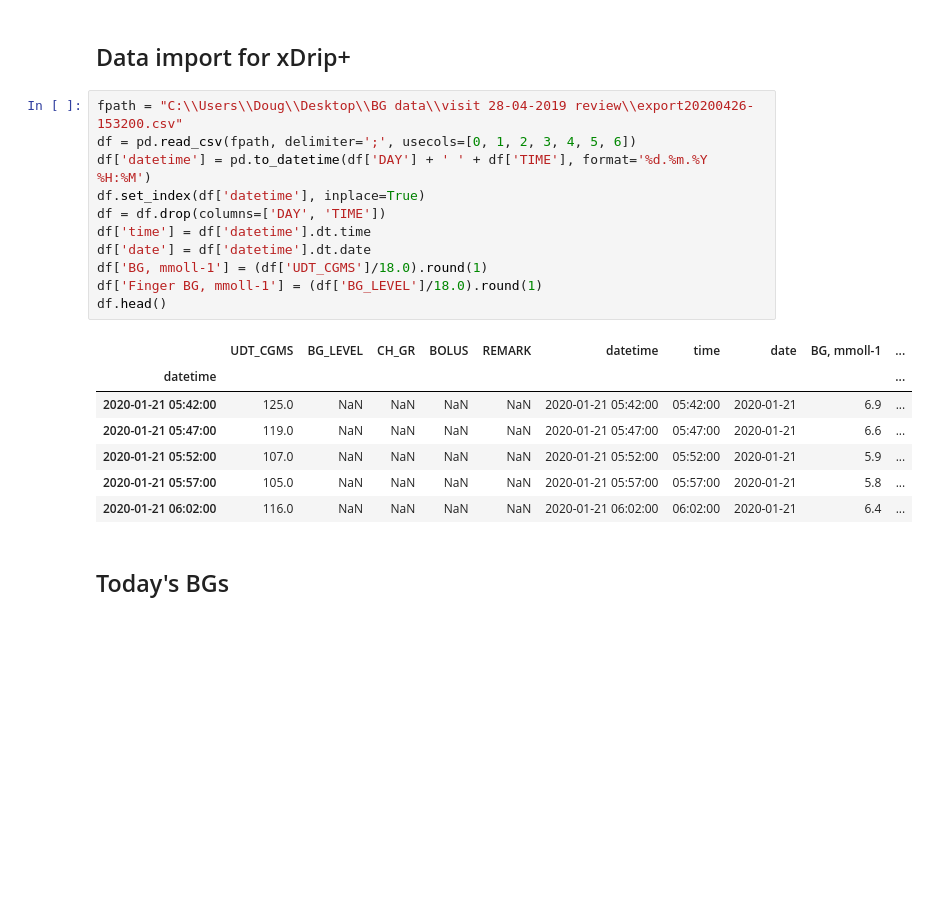
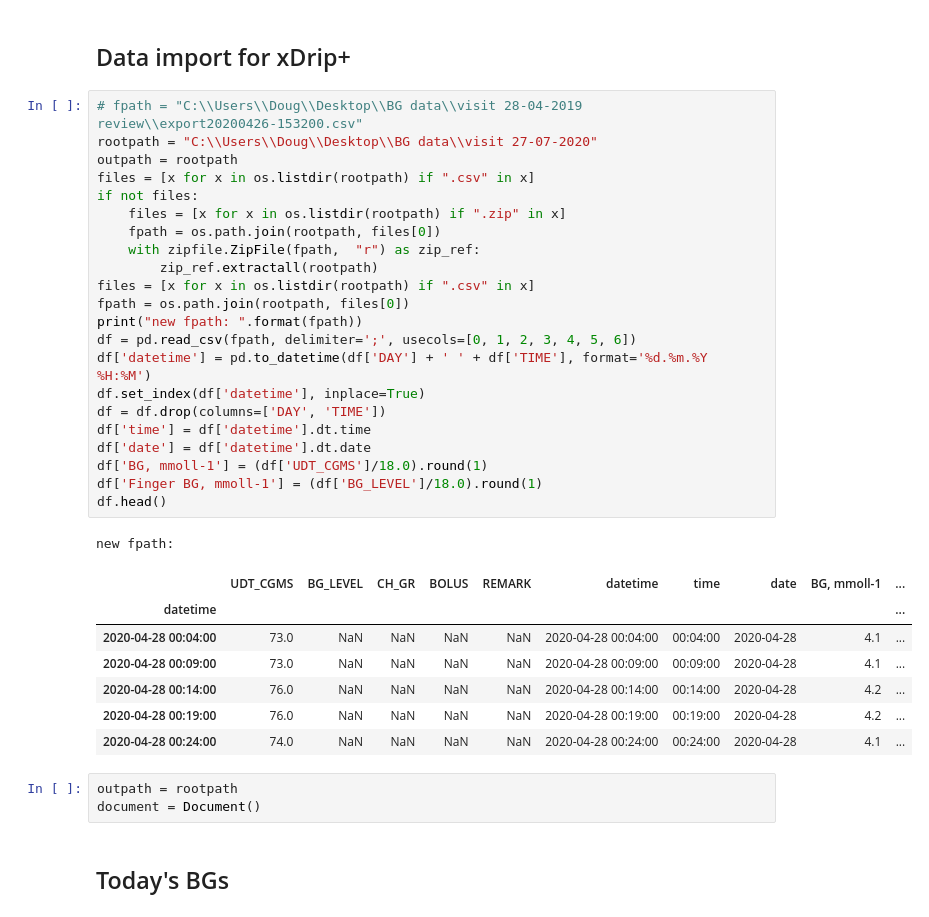
Before and after one commit to dougkelly88/blood-sugar-visualisation, a Jupyter notebook: BG visualisation.ipynb, the cells around one changed output. Drawn from its saved outputs; the diff is of its cells as text; blank space fills up the shorter version.

```diff
--- a/BG visualisation.ipynb
+++ b/BG visualisation.ipynb
@@ -73,24 +74,39 @@ df.tail()
 # %% [markdown]
 ## Data import for xDrip+
 # %%
-fpath = "C:\\Users\\Doug\\Desktop\\BG data\\visit 28-04-2019 review\\export20200426-153200.csv"
+# fpath = "C:\\Users\\Doug\\Desktop\\BG data\\visit 28-04-2019 review\\export20200426-153200.csv"
+rootpath = "C:\\Users\\Doug\\Desktop\\BG data\\visit 27-07-2020"
+outpath = rootpath
+files = [x for x in os.listdir(rootpath) if ".csv" in x]
+if not files:
+    files = [x for x in os.listdir(rootpath) if ".zip" in x]
+    fpath = os.path.join(rootpath, files[0])
+    with zipfile.ZipFile(fpath,  "r") as zip_ref:
+        zip_ref.extractall(rootpath)
+files = [x for x in os.listdir(rootpath) if ".csv" in x]
+fpath = os.path.join(rootpath, files[0])
+print("new fpath: ".format(fpath))
 df = pd.read_csv(fpath, delimiter=';', usecols=[0, 1, 2, 3, 4, 5, 6])
 df['datetime'] = pd.to_datetime(df['DAY'] + ' ' + df['TIME'], format='%d.%m.%Y %H:%M')
 df.set_index(df['datetime'], inplace=True)
 df = df.drop(columns=['DAY', 'TIME'])
 df['time'] = df['datetime'].dt.time
 df['date'] = df['datetime'].dt.date
 df['BG, mmoll-1'] = (df['UDT_CGMS']/18.0).round(1)
 df['Finger BG, mmoll-1'] = (df['BG_LEVEL']/18.0).round(1)
 df.head()
 # %% [output]
+new fpath:
 |  | UDT_CGMS | BG_LEVEL | CH_GR | BOLUS | REMARK | datetime | time | date | BG, mmoll-1 | ... |
 | datetime |  |  |  |  |  |  |  |  |  | ... |
-| 2020-01-21 05:42:00 | 125.0 | NaN | NaN | NaN | NaN | 2020-01-21 05:42:00 | 05:42:00 | 2020-01-21 | 6.9 | ... |
-| 2020-01-21 05:47:00 | 119.0 | NaN | NaN | NaN | NaN | 2020-01-21 05:47:00 | 05:47:00 | 2020-01-21 | 6.6 | ... |
-| 2020-01-21 05:52:00 | 107.0 | NaN | NaN | NaN | NaN | 2020-01-21 05:52:00 | 05:52:00 | 2020-01-21 | 5.9 | ... |
-| 2020-01-21 05:57:00 | 105.0 | NaN | NaN | NaN | NaN | 2020-01-21 05:57:00 | 05:57:00 | 2020-01-21 | 5.8 | ... |
-| 2020-01-21 06:02:00 | 116.0 | NaN | NaN | NaN | NaN | 2020-01-21 06:02:00 | 06:02:00 | 2020-01-21 | 6.4 | ... |
+| 2020-04-28 00:04:00 | 73.0 | NaN | NaN | NaN | NaN | 2020-04-28 00:04:00 | 00:04:00 | 2020-04-28 | 4.1 | ... |
+| 2020-04-28 00:09:00 | 73.0 | NaN | NaN | NaN | NaN | 2020-04-28 00:09:00 | 00:09:00 | 2020-04-28 | 4.1 | ... |
+| 2020-04-28 00:14:00 | 76.0 | NaN | NaN | NaN | NaN | 2020-04-28 00:14:00 | 00:14:00 | 2020-04-28 | 4.2 | ... |
+| 2020-04-28 00:19:00 | 76.0 | NaN | NaN | NaN | NaN | 2020-04-28 00:19:00 | 00:19:00 | 2020-04-28 | 4.2 | ... |
+| 2020-04-28 00:24:00 | 74.0 | NaN | NaN | NaN | NaN | 2020-04-28 00:24:00 | 00:24:00 | 2020-04-28 | 4.1 | ... |
+# %%
+outpath = rootpath
+document = Document()
 # %% [markdown]
 ## Today's BGs
 # %%
```
Also changed, not shown: parts of 7 cells of this notebook.
